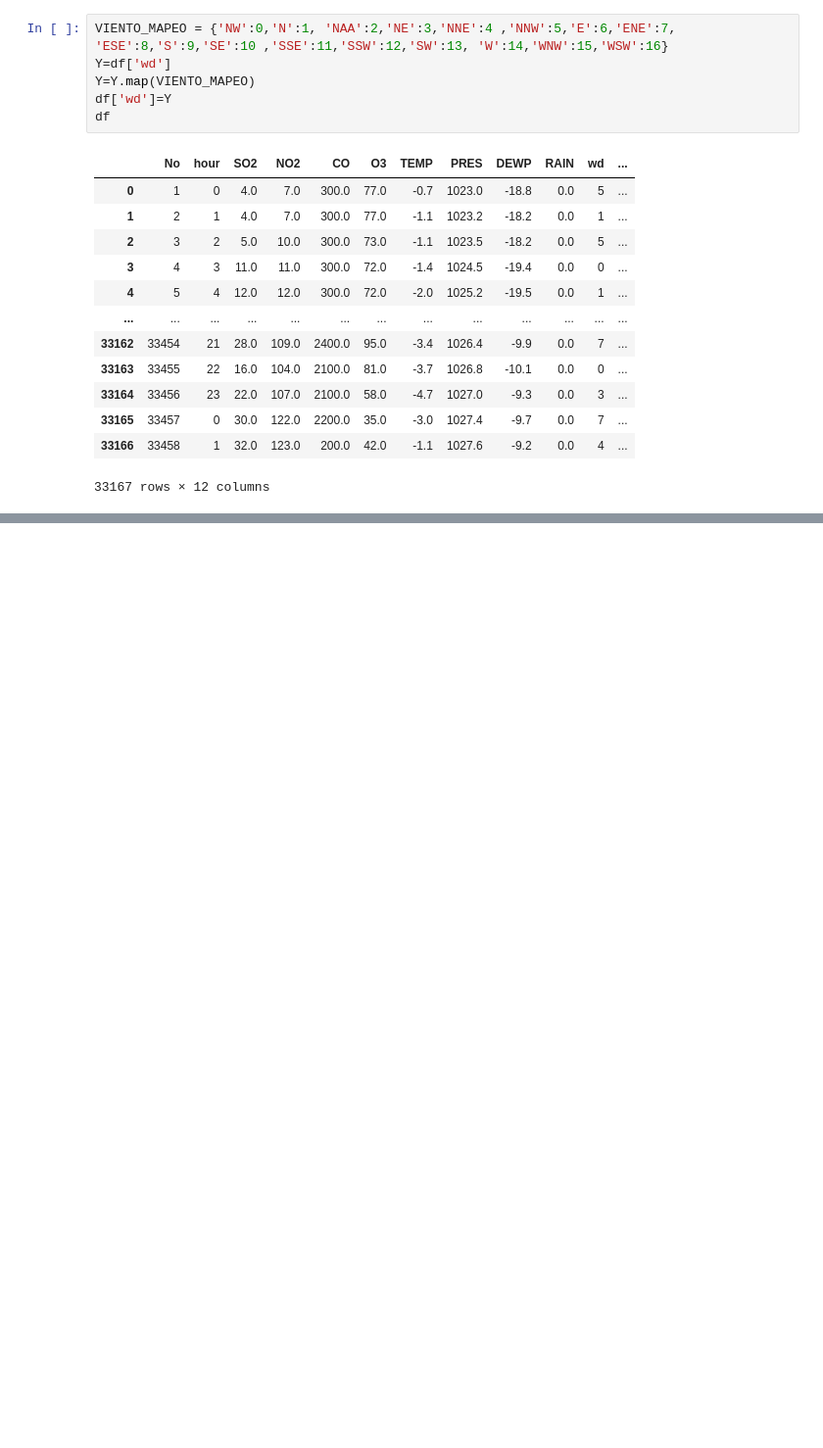
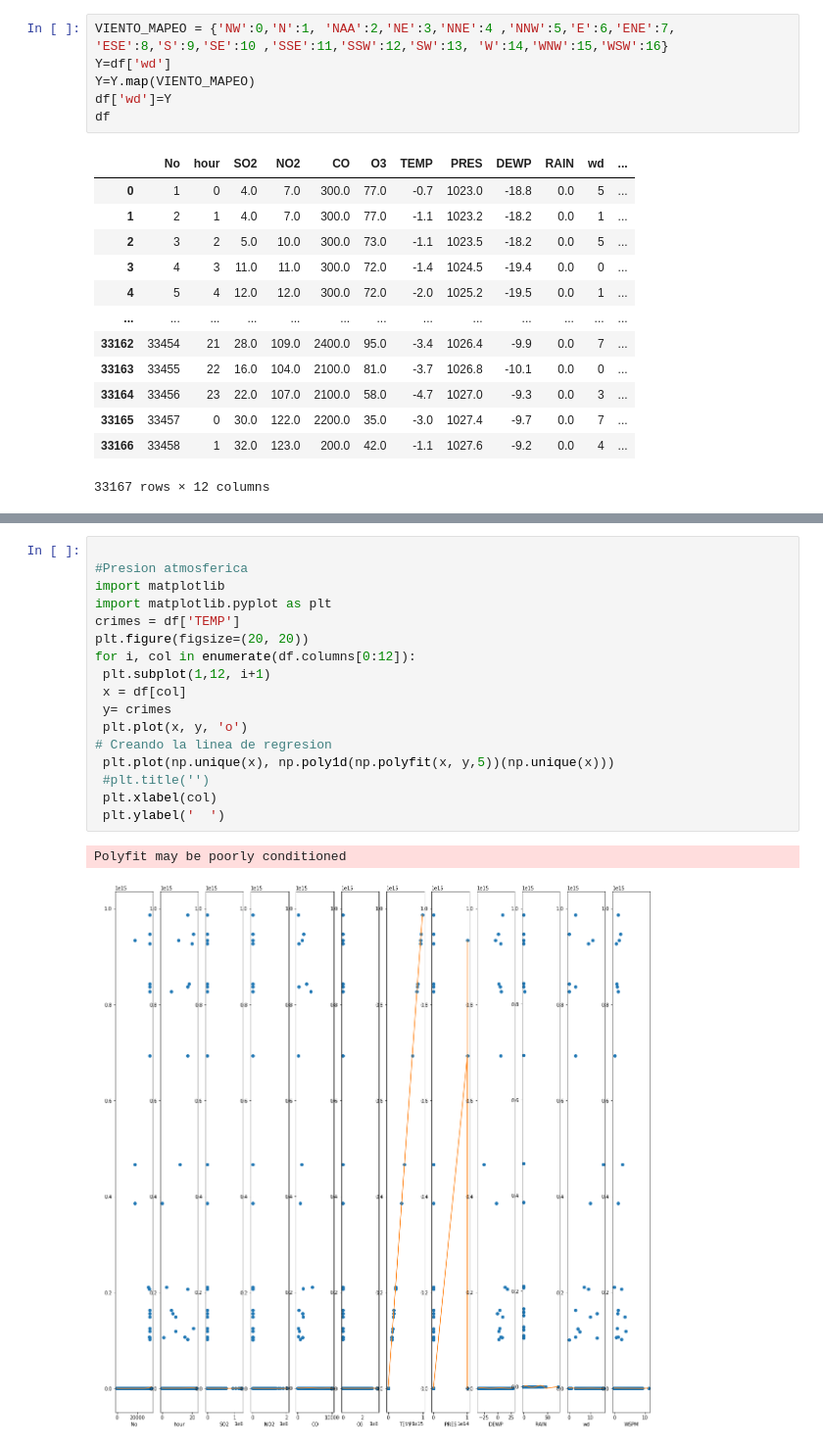
Before and after one commit to roxyconstantine-dev/Analisis_Datos_Contaminaci-n, a Jupyter notebook: Untitled3.ipynb, the cells around one changed output, grey strips where cells are left out. Shown at 98% size. Cells and saved outputs as stored; diff of their text form; blank space fills up the shorter version.

```diff
--- a/Untitled3.ipynb
+++ b/Untitled3.ipynb
@@ -192,0 +259,20 @@ df
+# %%
+
+#Presion atmosferica
+import matplotlib
+import matplotlib.pyplot as plt
+crimes = df['TEMP']
+plt.figure(figsize=(20, 20))
+for i, col in enumerate(df.columns[0:12]):
+ plt.subplot(1,12, i+1)
+ x = df[col]
+ y= crimes
+ plt.plot(x, y, 'o')
+# Creando la linea de regresion
+ plt.plot(np.unique(x), np.poly1d(np.polyfit(x, y,5))(np.unique(x)))
+ #plt.title('')
+ plt.xlabel(col)
+ plt.ylabel('  ')
+# %% [output]
+Polyfit may be poorly conditioned
+[figure, added]
```
Also changed, not shown: parts of 8 cells of this notebook.
